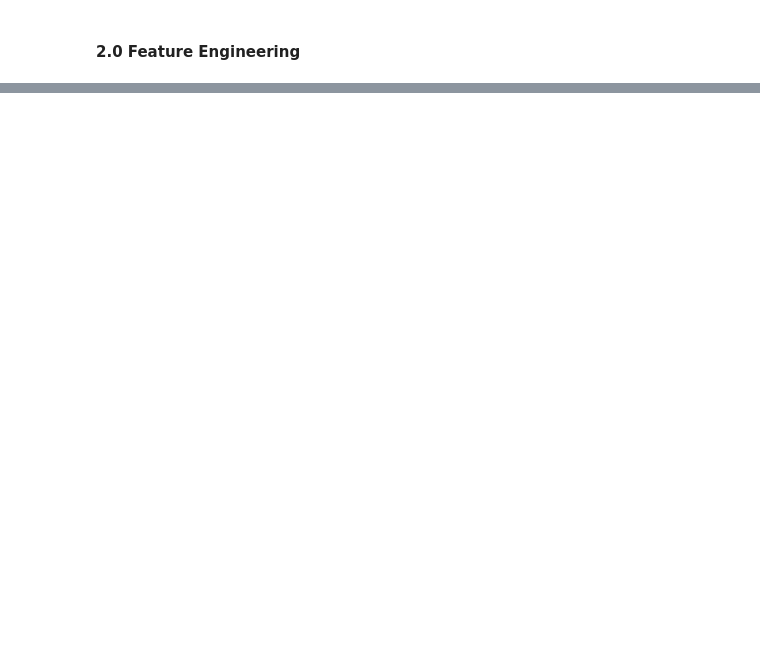
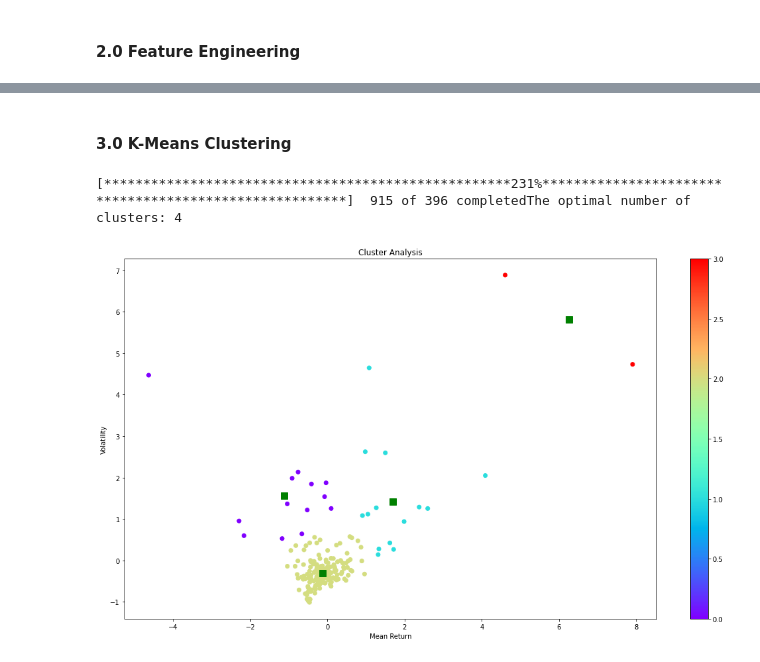
Before and after one commit to benchov/Machine_Learning_for_Trading_Knowledge, a Jupyter notebook: Market_Analysis_I.ipynb, the cells around one changed output, grey strips where cells are left out. Drawn from its saved outputs; the diff is of its cells as text; code cells hidden in the pictures; blank space fills up the shorter version.

```diff
--- a/Market_Analysis_I.ipynb
+++ b/Market_Analysis_I.ipynb
@@ -188,0 +161,6 @@ df_extended.head()
+# %%
+# scaling the data
+scaler = StandardScaler()
+scaler = scaler.fit_transform(df_extended)
+df_scaled = pd.DataFrame(scaler, index=df_extended.index, columns=df_extended.columns)
+df_scaled.head()
@@ -188,0 +174,36 @@ df_extended.head()
+# %% [markdown]
+#### 3.0 K-Means Clustering
+# %%
+# find the optimal number of clusters
+X = df_scaled.copy()
+K = range(1,15)
+distortions = []
+for k in K:
+  kmeans = KMeans(n_clusters=k)
+  kmeans.fit(X)
+  distortions.append(kmeans.inertia_)
+
+kn = KneeLocator(K, distortions, curve='convex', direction='decreasing')
+c = kn.elbow
+print(f"The optimal number of clusters: {c}")
+# %% [output]
+[****************************************************231%*******************************************************]  915 of 396 completedThe optimal number of clusters: 4
+# %%
+# fit the model
+kmeans = KMeans(n_clusters=c)
+kmeans.fit(X)
+preds = kmeans.predict(df_scaled)
+# %%
+# show results
+centroids = kmeans.cluster_centers_
+fig = plt.figure(figsize=(18,10))
+ax = fig.add_subplot(111)
+scatter = ax.scatter(X.iloc[:,0], X.iloc[:,1], c=kmeans.labels_, cmap='rainbow', label=X.index )
+ax.set_title('Cluster Analysis')
+ax.set_ylabel('Volatility')
+ax.set_xlabel('Mean Return')
+plt.colorbar(scatter)
+plt.plot(centroids[:,0], centroids[:,1], "sg", markersize=10)
+plt.show()
+# %% [output]
+[figure, added]
```
Also changed, not shown: parts of 13 cells of this notebook.
